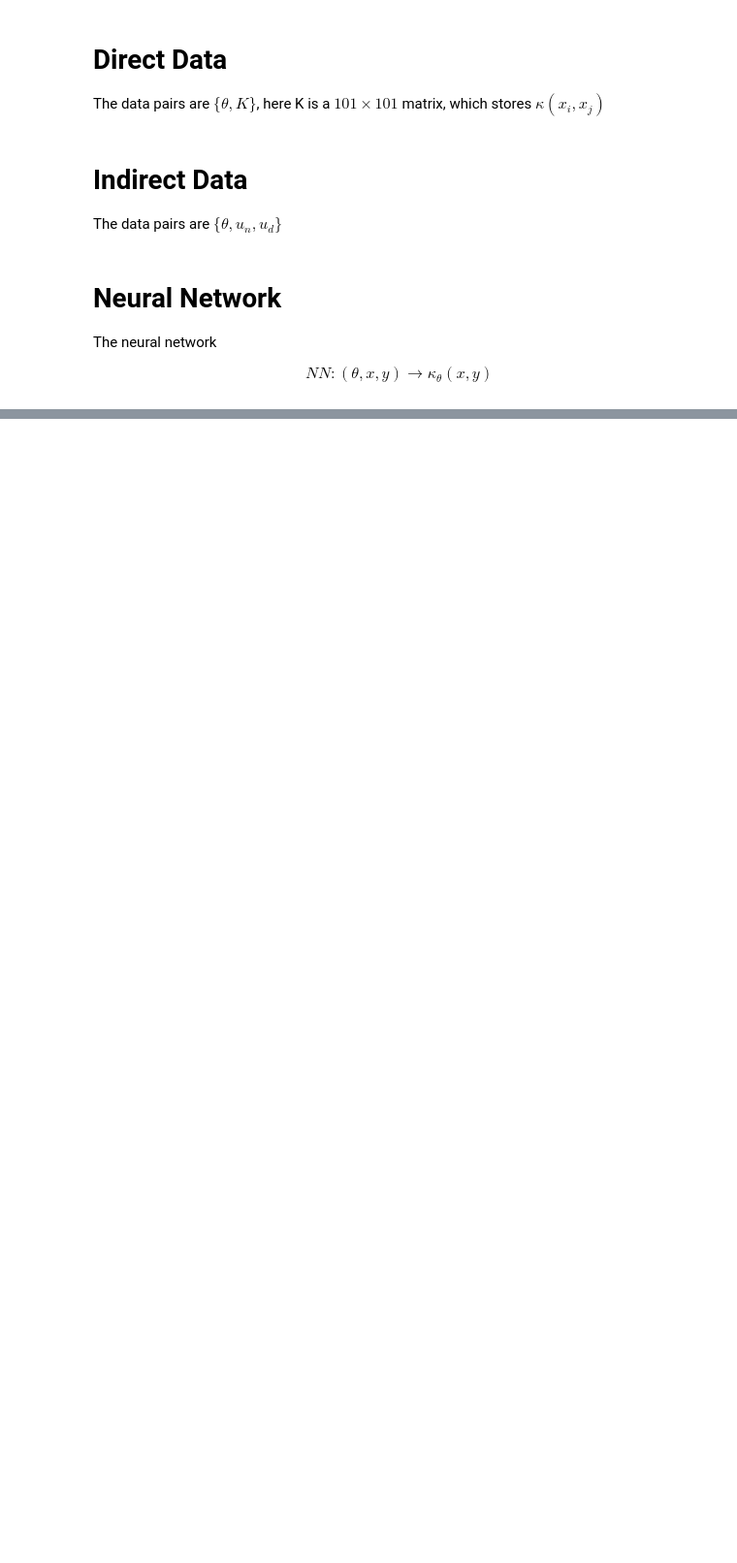
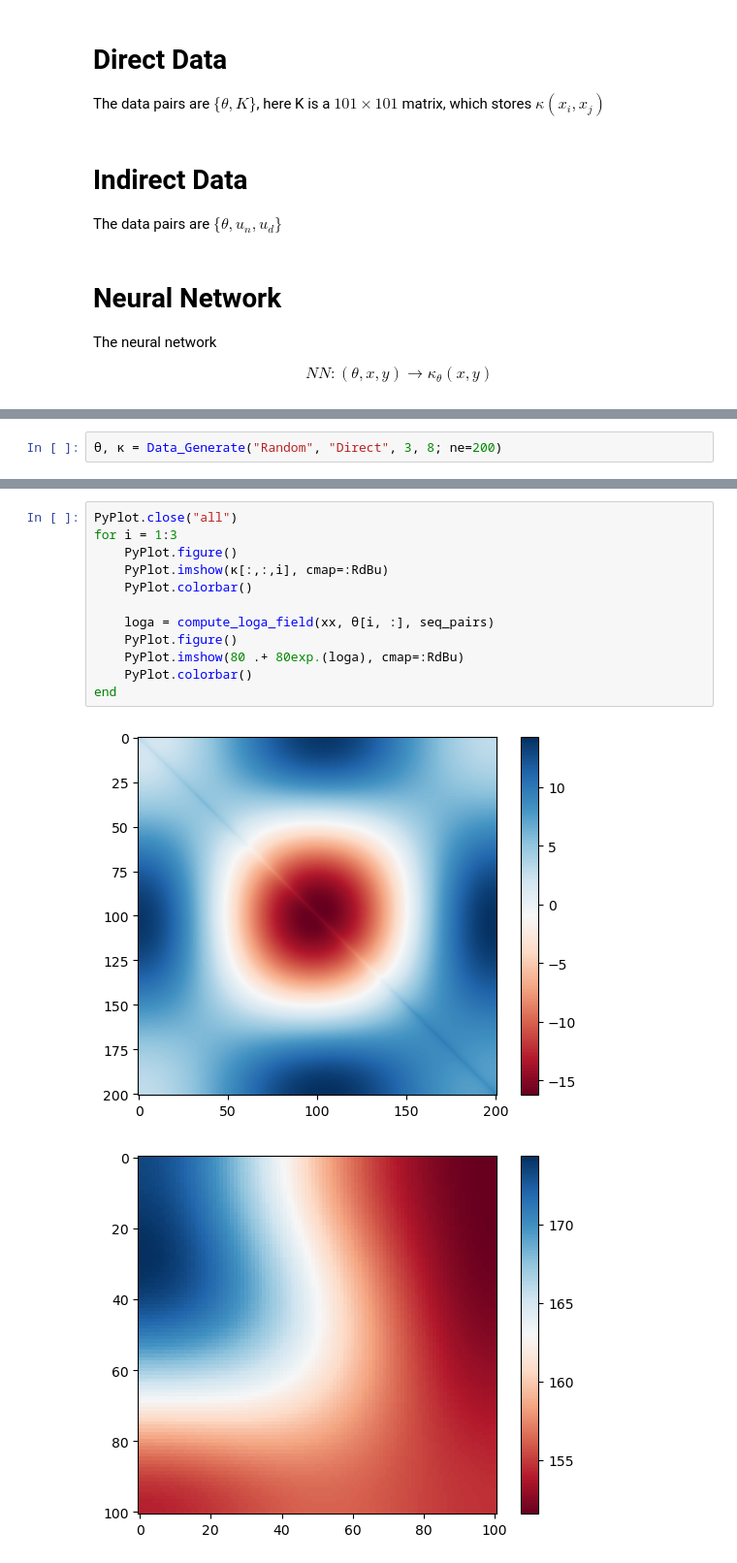
Before and after one commit to Zhengyu-Huang/Operator-Learning, a Jupyter notebook: nn/Box_N2D_nn_Data.ipynb, the cells around one changed output, grey strips where cells are left out. Shown at 97% size. Drawn from its saved outputs; the diff is of its cells as text; blank space fills up the shorter version.

```diff
--- a/nn/Box_N2D_nn_Data.ipynb
+++ b/nn/Box_N2D_nn_Data.ipynb
@@ -57,0 +273,2 @@ $$NN: (\theta, x, y) \rightarrow \kappa_{\theta}(x, y)$$
+# %%
+θ, κ = Data_Generate("Random", "Direct", 3, 8; ne=200)
@@ -57,0 +287,15 @@ $$NN: (\theta, x, y) \rightarrow \kappa_{\theta}(x, y)$$
+# %%
+PyPlot.close("all")
+for i = 1:3
+    PyPlot.figure()
+    PyPlot.imshow(κ[:,:,i], cmap=:RdBu)
+    PyPlot.colorbar()
+
+    loga = compute_loga_field(xx, θ[i, :], seq_pairs)
+    PyPlot.figure()
+    PyPlot.imshow(80 .+ 80exp.(loga), cmap=:RdBu)
+    PyPlot.colorbar()
+end
+# %% [output]
+[figure, added]
+[figure, added]
```
Also changed, not shown: parts of 6 cells of this notebook.
